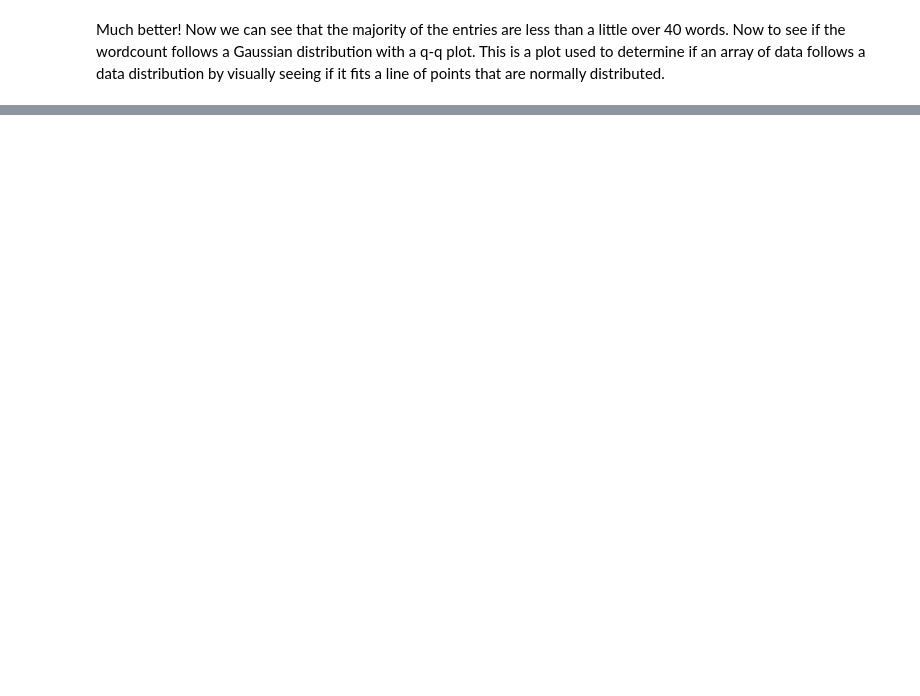
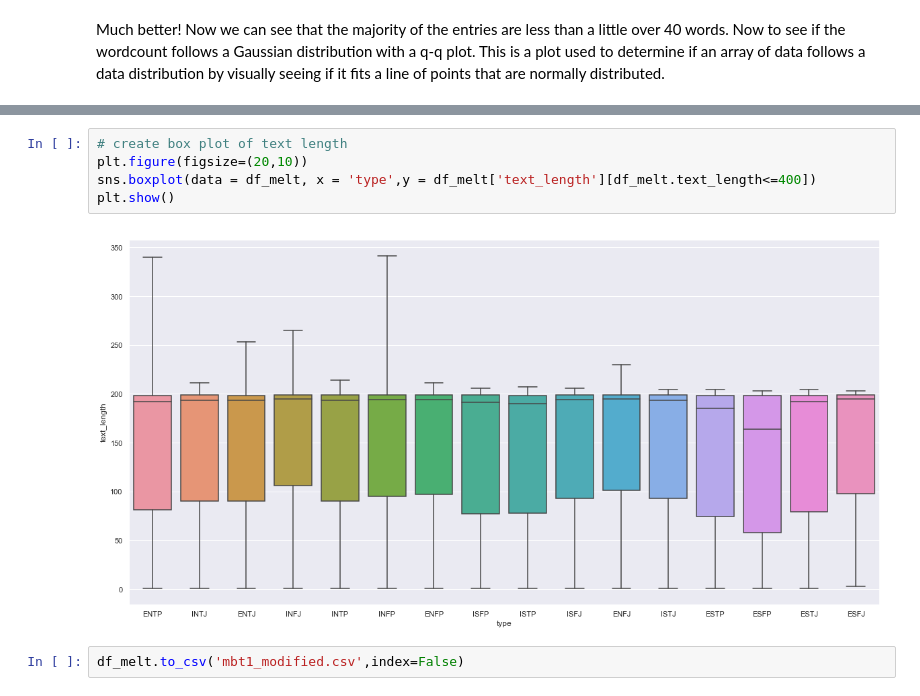
Before and after one commit to JohnDeJesus22/Personality-Text-Classifier, a Jupyter notebook: PTCEDA.ipynb, the cells around one changed output, grey strips where cells are left out. Cells and saved outputs as stored; diff of their text form; blank space fills up the shorter version.

```diff
--- a/PTCEDA.ipynb
+++ b/PTCEDA.ipynb
@@ -359,0 +426,9 @@ First Q-Q plot! Turns out aside from the tail end it is fair close to a normal d
+# %%
+# create box plot of text length
+plt.figure(figsize=(20,10))
+sns.boxplot(data = df_melt, x = 'type',y = df_melt['text_length'][df_melt.text_length<=400])
+plt.show()
+# %% [output]
+[figure, added]
+# %%
+df_melt.to_csv('mbt1_modified.csv',index=False)
```
Also changed, not shown: parts of 19 cells of this notebook, 1 other file.
